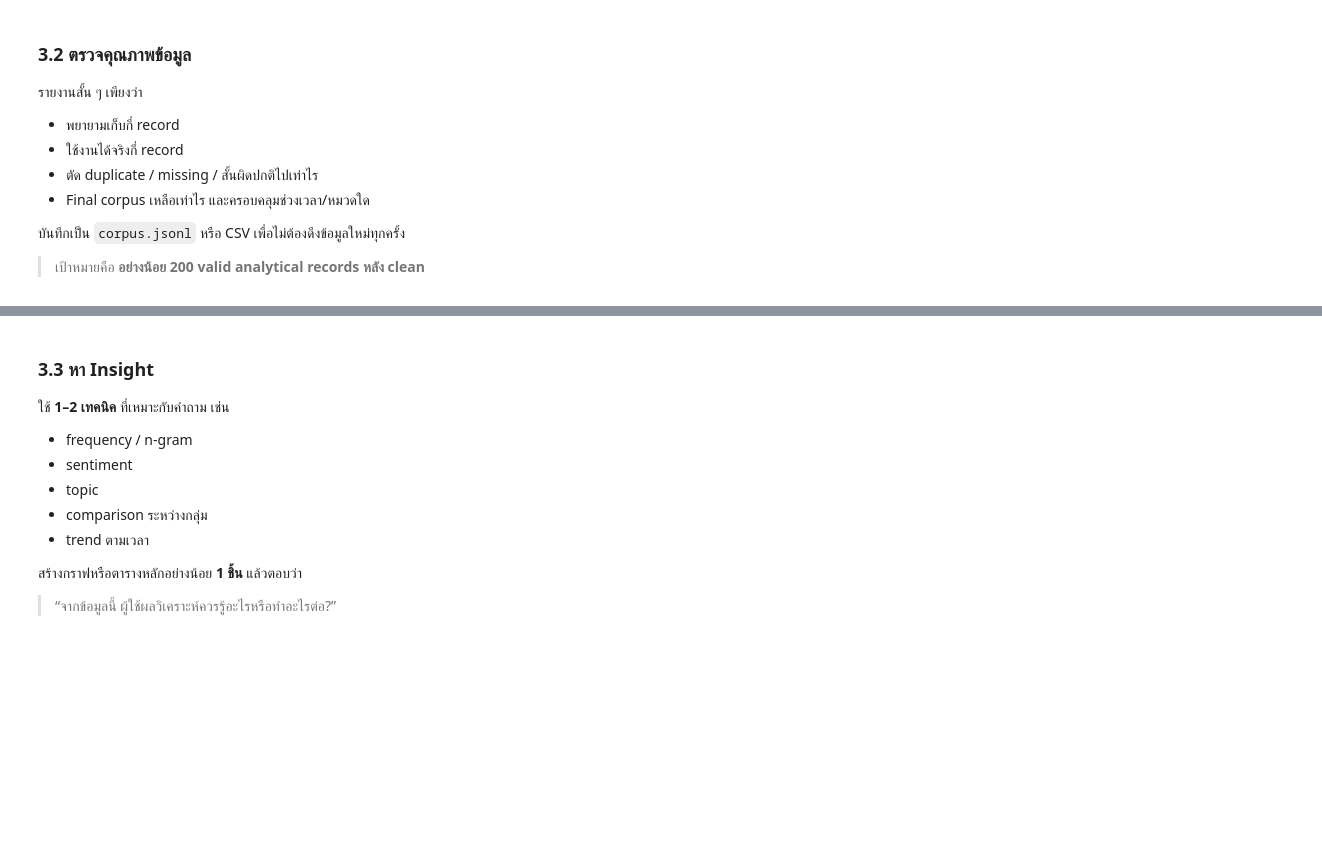
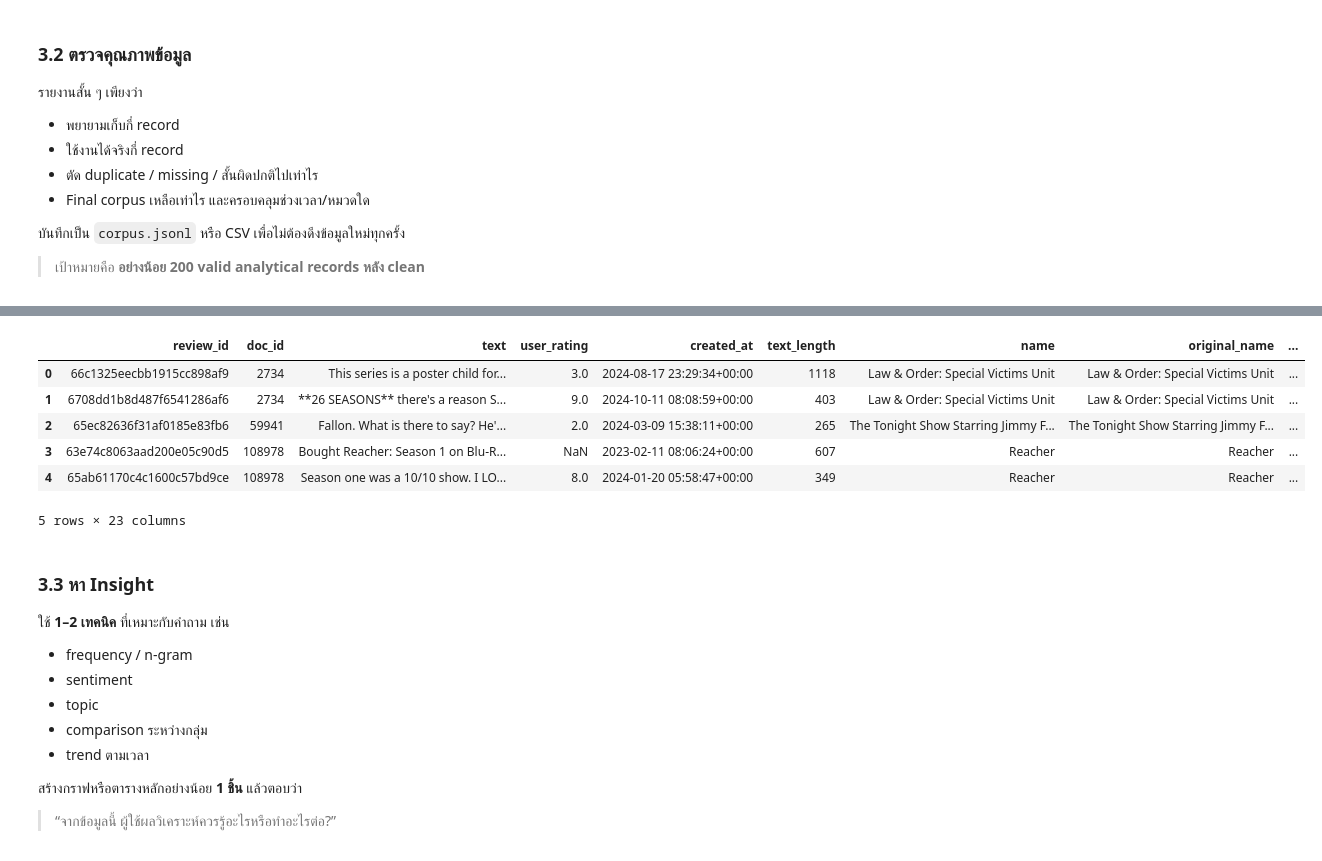
Before and after one commit to Thanaphon-673020253-2/project_bigdata, a Jupyter notebook: Part_3_.ipynb, the cells around one changed output, grey strips where cells are left out. Saved outputs shown, nothing was run; the diff lists cells and outputs as text; code cells hidden in the pictures; blank space fills up the shorter version.

```diff
--- a/Part_3_.ipynb
+++ b/Part_3_.ipynb
@@ -1068,0 +1285,67 @@ corp = pd.read_json("corpus.jsonl", lines=True)
+# %%
+# ===== Final Data Quality Report =====
+
+n_join_removed = len(rev_clean) - len(corp)                  # จำนวน Review ที่จับคู่กับ TV Series ไม่ได้
+
+print("===== DATA QUALITY REPORT =====")
+print(f"Reviews ที่เก็บได้ทั้งหมด       : {rev_before} records")
+print(f"Duplicate                       : {n_rev_duplicate}")
+print(f"Missing text                    : {n_rev_missing}")
+print(f"ข้อความสั้นกว่า {MIN_REVIEW_LENGTH} ตัวอักษร   : {n_rev_short}")
+print(f"Join กับ TV Series ไม่ได้       : {n_join_removed}")
+
+print("\n===== FINAL CORPUS =====")
+print(f"Final corpus                    : {len(corp)} records")
+print(f"จำนวนซีรีส์                     : {corp['doc_id'].nunique()} เรื่อง")
+
+print("\nช่วงเวลาของ Reviews:")
+print(
+    pd.to_datetime(corp["created_at"], errors="coerce").min(),
+    "ถึง",
+    pd.to_datetime(corp["created_at"], errors="coerce").max()
+)
+
+genres_covered = sorted({
+    genre
+    for genres in corp["genres"].dropna()
+    for genre in genres.split("|")
+    if genre
+})                                                           # Genres ที่ Final corpus ครอบคลุม
+
+print("\nGenres ที่ครอบคลุม:")
+print(genres_covered)
+print("จำนวน Genres =", len(genres_covered))
+
+if len(corp) >= 200:
+    print("\nผ่านเกณฑ์: มีอย่างน้อย 200 valid analytical records")
+else:
+    print("\nยังไม่ผ่านเกณฑ์: มีน้อยกว่า 200 valid analytical records")
+
+
+# ===== บันทึก Final corpus =====
+
+jsonl_path = DATA_DIR + "tmdb_corpus_clean.jsonl"            # Final corpus หลัง Clean แบบ JSONL
+csv_path = DATA_DIR + "tmdb_corpus_clean.csv"                # Final corpus หลัง Clean แบบ CSV
+
+corp.to_json(
+    jsonl_path,
+    orient="records",                                        # เก็บข้อมูลแต่ละแถวเป็น 1 record
+    lines=True,                                              # บันทึกแบบ JSON Lines
+    force_ascii=False,                                       # รองรับตัวอักษรที่ไม่ใช่ ASCII
+    date_format="iso"                                        # บันทึกวันที่ในรูปแบบ ISO
+)
+
+corp.to_csv(
+    csv_path,
+    index=False,                                             # ไม่บันทึกเลข index
+    encoding="utf-8-sig"                                     # รองรับการเปิดภาษาไทยใน Excel
+)
+
+print("\nSaved:", jsonl_path)
+print("Saved:", csv_path)
+
+corp_check = pd.read_json(jsonl_path, lines=True)            # อ่านกลับเพื่อตรวจสอบไฟล์
+print("อ่านกลับได้ =", len(corp_check), "records")
+
+corp_check.head()                                            # แสดงตัวอย่างข้อมูล
+# %% [output]
@@ -1069,3 +1369,10 @@ corp = pd.read_json("corpus.jsonl", lines=True)
+|  | review_id | doc_id | text | user_rating | created_at | text_length | name | original_name | ... |
+| 0 | 66c1325eecbb1915cc898af9 | 2734 | This series is a poster child for... | 3.0 | 2024-08-17 23:29:34+00:00 | 1118 | Law & Order: Special Victims Unit | Law & Order: Special Victims Unit | ... |
+| 1 | 6708dd1b8d487f6541286af6 | 2734 | **26 SEASONS** there's a reason S... | 9.0 | 2024-10-11 08:08:59+00:00 | 403 | Law & Order: Special Victims Unit | Law & Order: Special Victims Unit | ... |
+| 2 | 65ec82636f31af0185e83fb6 | 59941 | Fallon. What is there to say? He'... | 2.0 | 2024-03-09 15:38:11+00:00 | 265 | The Tonight Show Starring Jimmy F... | The Tonight Show Starring Jimmy F... | ... |
+| 3 | 63e74c8063aad200e05c90d5 | 108978 | Bought Reacher: Season 1 on Blu-R... | NaN | 2023-02-11 08:06:24+00:00 | 607 | Reacher | Reacher | ... |
+| 4 | 65ab61170c4c1600c57bd9ce | 108978 | Season one was a 10/10 show. I LO... | 8.0 | 2024-01-20 05:58:47+00:00 | 349 | Reacher | Reacher | ... |
+5 rows × 23 columns
 # %% [markdown]
 ### 3.3 หา Insight
 
```
Also changed, not shown: parts of 11 cells of this notebook.
